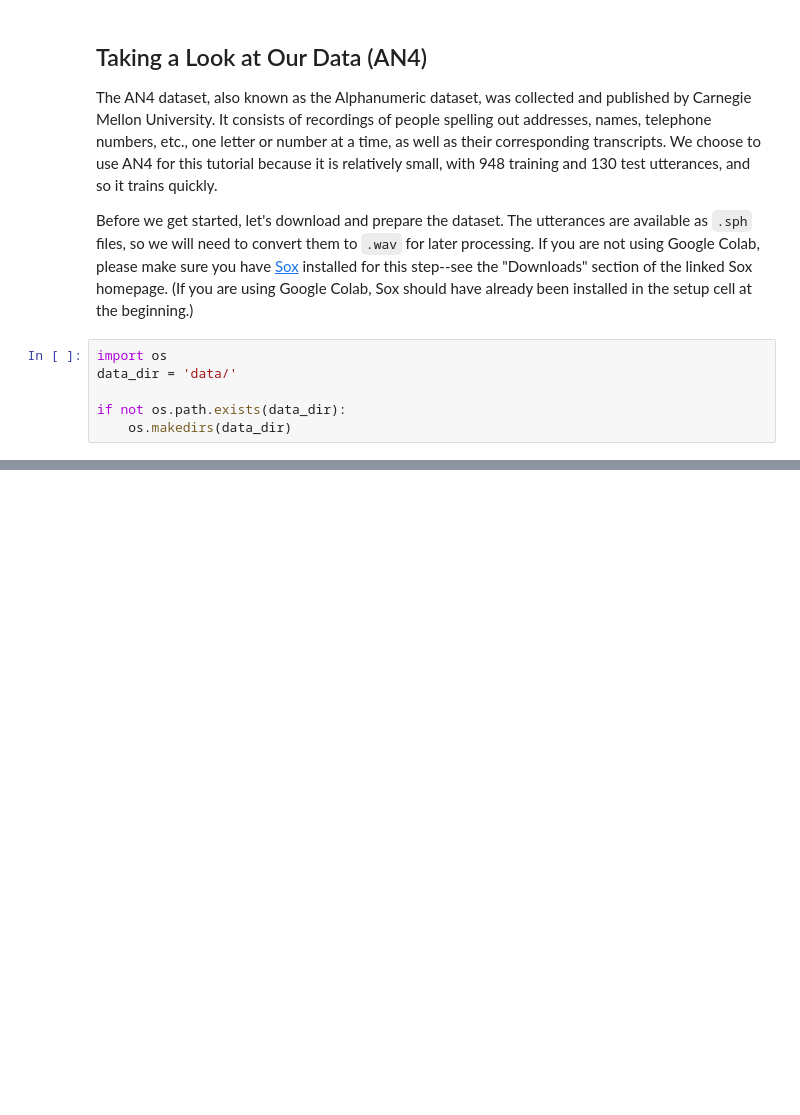
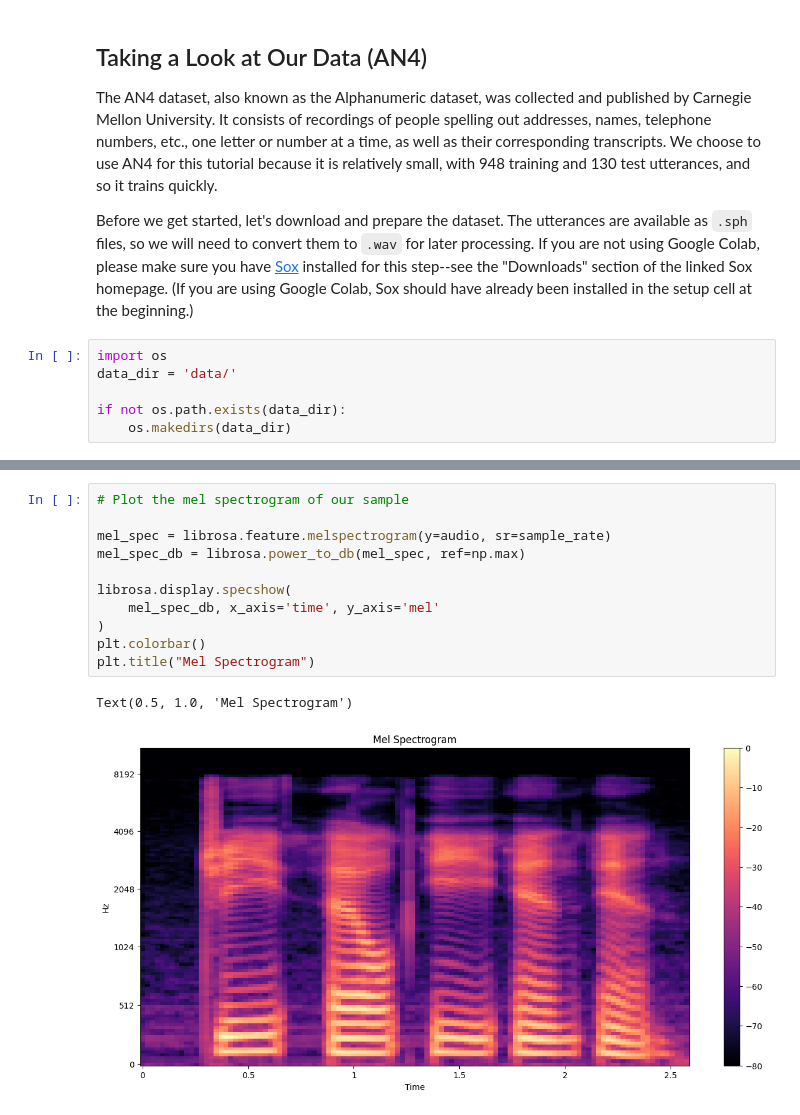
Before and after one commit to smbensi/different_utils, a Jupyter notebook: sound_processing/nemo/ASR/00_ASR_with_NeMo.ipynb, the cells around one changed output, grey strips where cells are left out. Saved outputs shown, nothing was run; the diff lists cells and outputs as text; blank space fills up the shorter version.

```diff
--- a/sound_processing/nemo/ASR/00_ASR_with_NeMo.ipynb
+++ b/sound_processing/nemo/ASR/00_ASR_with_NeMo.ipynb
@@ -92,0 +142,14 @@ Finished conversion.
+# %%
+# Plot the mel spectrogram of our sample
+
+mel_spec = librosa.feature.melspectrogram(y=audio, sr=sample_rate)
+mel_spec_db = librosa.power_to_db(mel_spec, ref=np.max)
+
+librosa.display.specshow(
+    mel_spec_db, x_axis='time', y_axis='mel'
+)
+plt.colorbar()
+plt.title("Mel Spectrogram")
+# %% [output]
+Text(0.5, 1.0, 'Mel Spectrogram')
+[figure, added]
```
Also changed, not shown: parts of 21 cells of this notebook, 6 other files.
